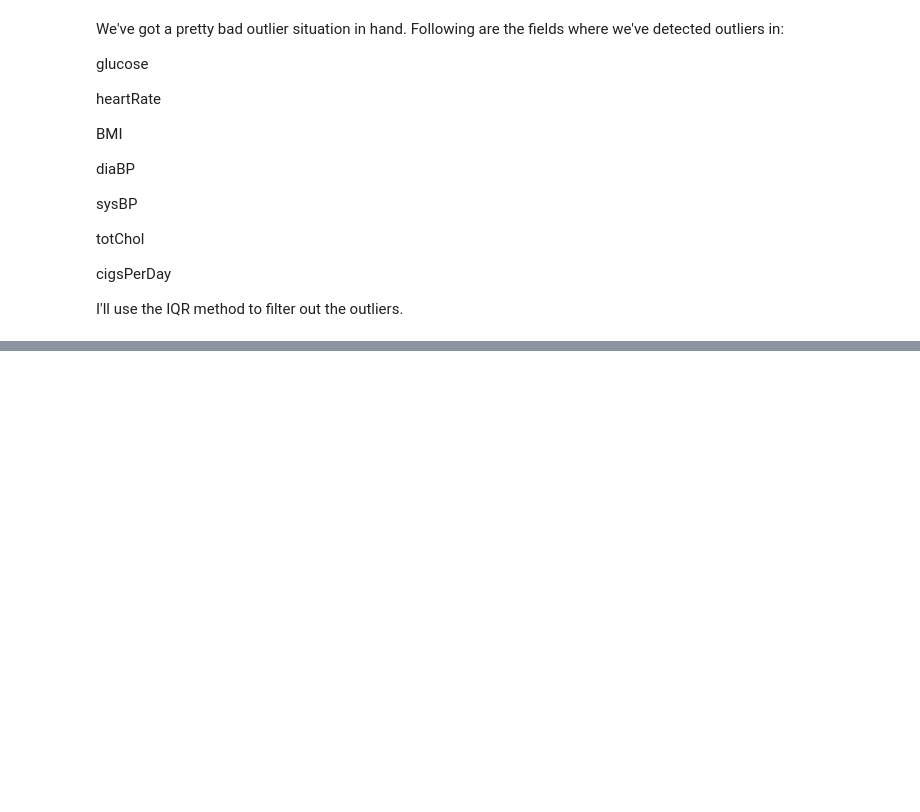
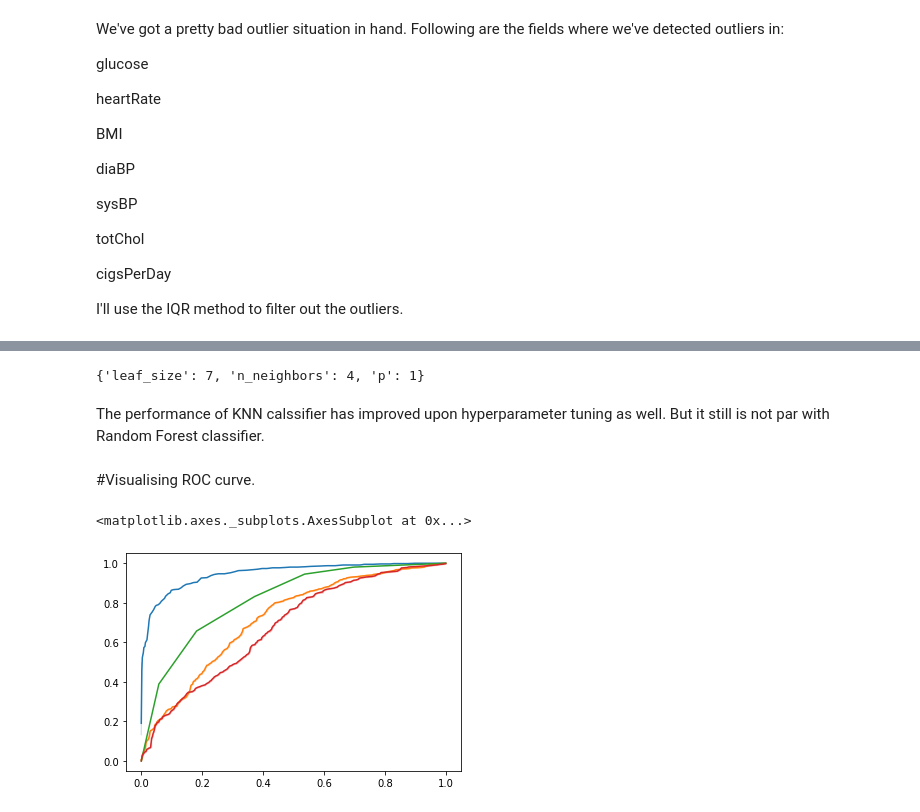
Before and after one commit to cpvivek/Coronary-Heart-Disease-Risk-Prediction, a Jupyter notebook: Capstone_Project_ML_Classification_Cardiovascular_Disease_Risk.ipynb, the cells around one changed output, grey strips where cells are left out. Saved outputs shown, nothing was run; the diff lists cells and outputs as text; code cells hidden in the pictures; blank space fills up the shorter version.

```diff
--- a/Capstone_Project_ML_Classification_Cardiovascular_Disease_Risk.ipynb
+++ b/Capstone_Project_ML_Classification_Cardiovascular_Disease_Risk.ipynb
@@ -488,0 +668,4 @@ df_pr.describe()
+# %%
+from sklearn.ensemble import RandomForestClassifier
+rf_classifier=RandomForestClassifier()
+rf_classifier_result=implimentor(rf_classifier)
@@ -488,0 +701,4 @@ df_pr.describe()
+# %%
+from sklearn.neighbors import KNeighborsClassifier
+kn_classifier=KNeighborsClassifier()
+kn_classifier_result=implimentor(kn_classifier)
@@ -488,0 +767,5 @@ df_pr.describe()
+# %%
+from sklearn.naive_bayes import GaussianNB
+nb_classifier=GaussianNB()
+# nb_classifier_result=implimentor(nb_classifier)
+nb_classifier_result=implimentor(nb_classifier)
@@ -488,0 +915,22 @@ df_pr.describe()
+# %%
+#following are the nest parameters
+kn_random.best_params_
+# %% [output]
+{'leaf_size': 7, 'n_neighbors': 4, 'p': 1}
+# %% [markdown]
+The performance of KNN calssifier has improved upon hyperparameter tuning as well. But it still is not par with Random Forest classifier.
+# %% [markdown]
+#Visualising ROC curve.
+# %%
+rf_curve=roc_curve(y_test,rf_classifier_result['test_proba'])
+lr_curve=roc_curve(y_test,lr_classifier_result['test_proba'])
+kn_curve=roc_curve(y_test,kn_classifier_result['test_proba'])
+nb_curve=roc_curve(y_test,nb_classifier_result['test_proba'])
+# %%
+sns.lineplot(x=rf_curve[0],y=rf_curve[1])
+sns.lineplot(x=lr_curve[0],y=lr_curve[1])
+sns.lineplot(x=kn_curve[0],y=kn_curve[1])
+sns.lineplot(x=nb_curve[0],y=nb_1`curve[1])
+# %% [output]
+<matplotlib.axes._subplots.AxesSubplot at 0x...>
+[figure, added]
```
Also changed, not shown: parts of 90 cells of this notebook.
